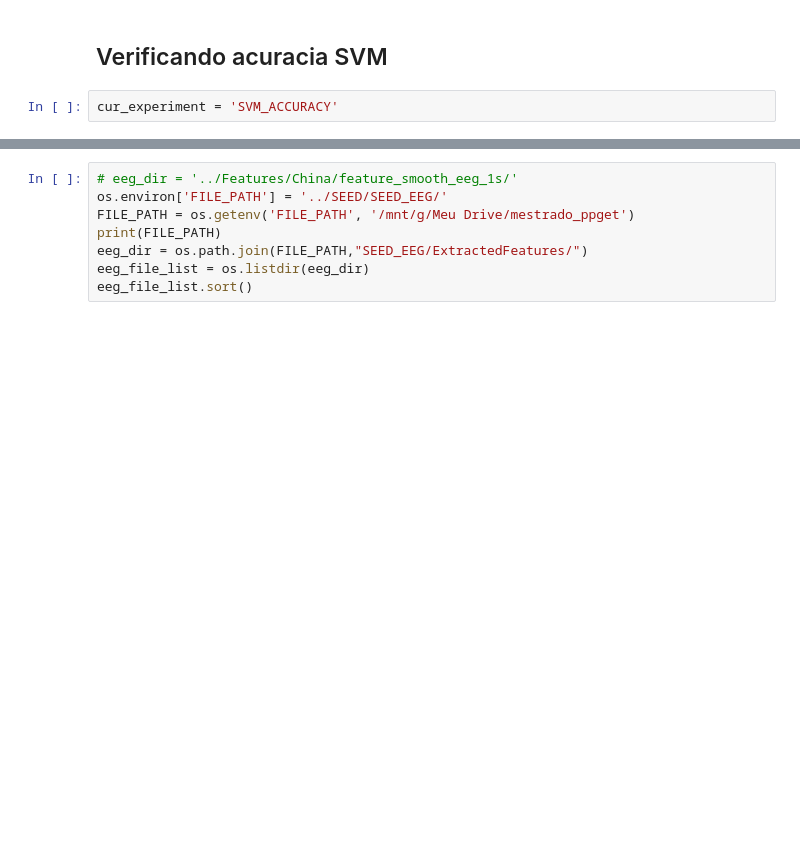
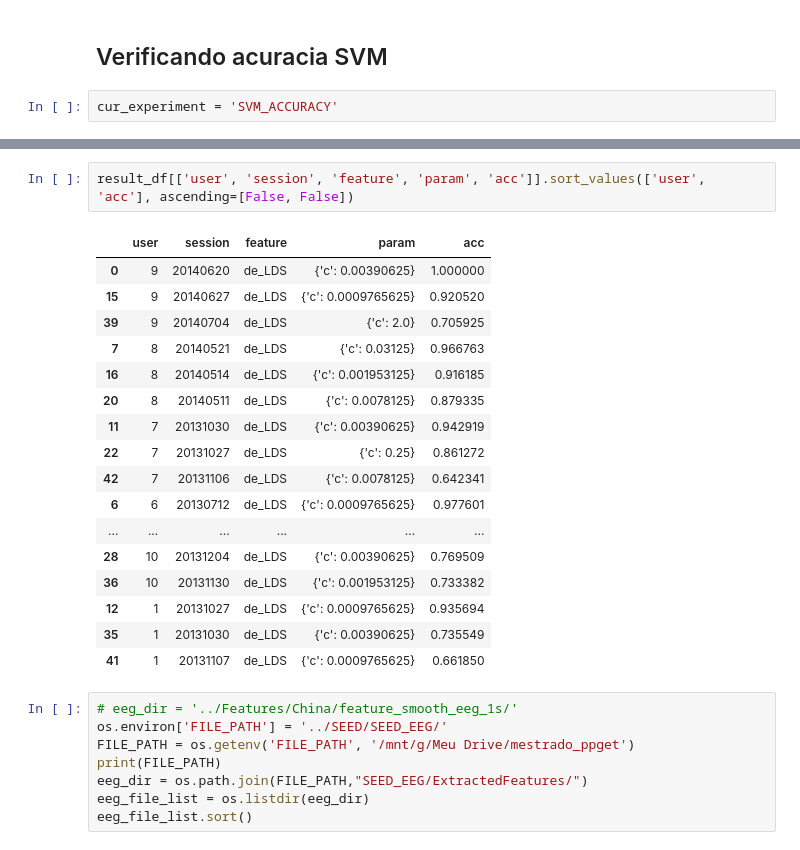
Before and after one commit to jvmr22/MSc-dissertation-EEG-Analysis, a Jupyter notebook: EDA_seed.ipynb, the cells around one changed output, grey strips where cells are left out. Drawn from its saved outputs; the diff is of its cells as text; blank space fills up the shorter version.

```diff
--- a/EDA_seed.ipynb
+++ b/EDA_seed.ipynb
@@ -219,3 +462,23 @@ dict(sorted(accuracy_dict.items(), key=lambda item: item[1], reverse=True))
+# %%
+result_df[['user', 'session', 'feature', 'param', 'acc']].sort_values(['user', 'acc'], ascending=[False, False])
+# %% [output]
+|  | user | session | feature | param | acc |
+| 0 | 9 | 20140620 | de_LDS | {'c': 0.00390625} | 1.000000 |
+| 15 | 9 | 20140627 | de_LDS | {'c': 0.0009765625} | 0.920520 |
+| 39 | 9 | 20140704 | de_LDS | {'c': 2.0} | 0.705925 |
+| 7 | 8 | 20140521 | de_LDS | {'c': 0.03125} | 0.966763 |
+| 16 | 8 | 20140514 | de_LDS | {'c': 0.001953125} | 0.916185 |
+| 20 | 8 | 20140511 | de_LDS | {'c': 0.0078125} | 0.879335 |
+| 11 | 7 | 20131030 | de_LDS | {'c': 0.00390625} | 0.942919 |
+| 22 | 7 | 20131027 | de_LDS | {'c': 0.25} | 0.861272 |
+| 42 | 7 | 20131106 | de_LDS | {'c': 0.0078125} | 0.642341 |
+| 6 | 6 | 20130712 | de_LDS | {'c': 0.0009765625} | 0.977601 |
+| ... | ... | ... | ... | ... | ... |
+| 28 | 10 | 20131204 | de_LDS | {'c': 0.00390625} | 0.769509 |
+| 36 | 10 | 20131130 | de_LDS | {'c': 0.001953125} | 0.733382 |
+| 12 | 1 | 20131027 | de_LDS | {'c': 0.0009765625} | 0.935694 |
+| 35 | 1 | 20131030 | de_LDS | {'c': 0.00390625} | 0.735549 |
+| 41 | 1 | 20131107 | de_LDS | {'c': 0.0009765625} | 0.661850 |
 # %%
 # eeg_dir = '../Features/China/feature_smooth_eeg_1s/'
 os.environ['FILE_PATH'] = '../SEED/SEED_EEG/'
```
Also changed, not shown: parts of 19 cells of this notebook, 45 other files.
